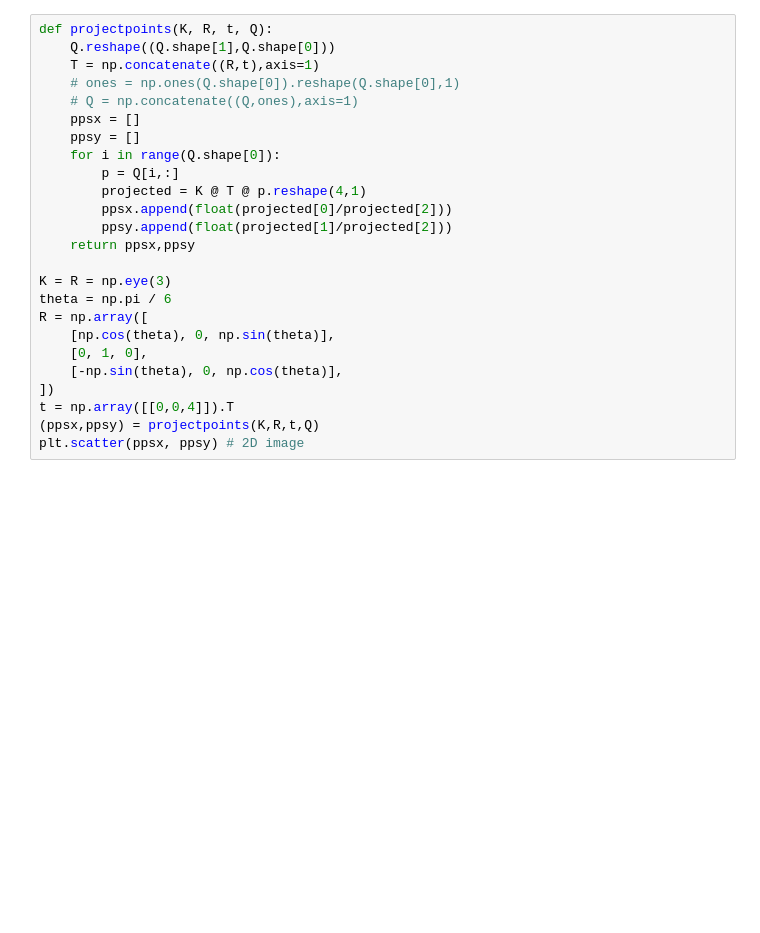
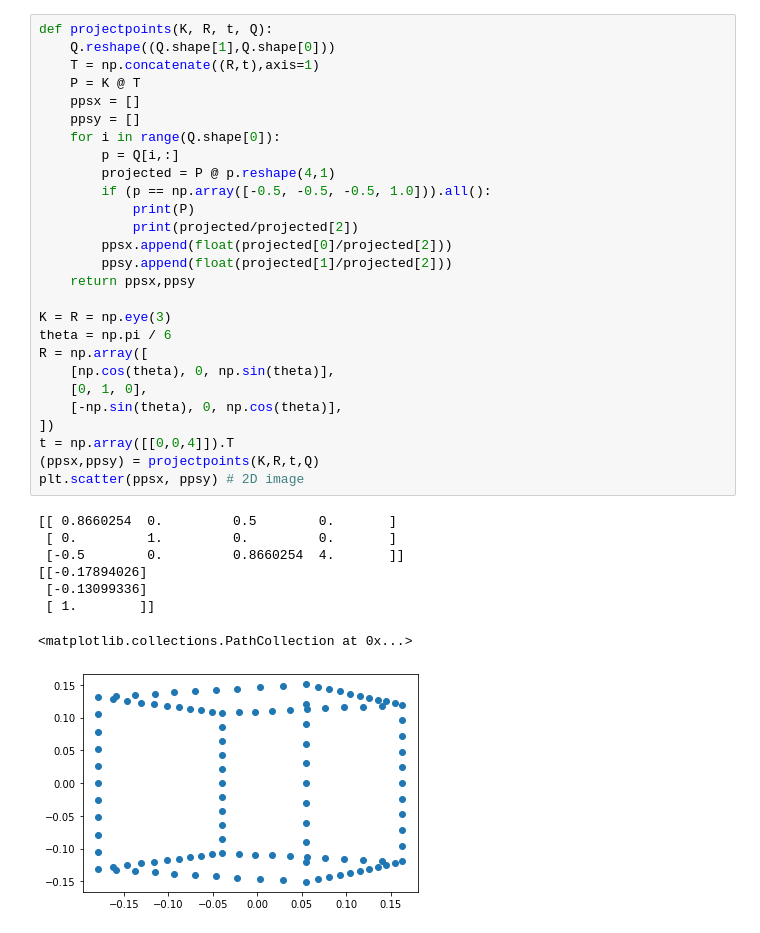
Before and after one commit to gitglob/02504-Computer-Vision, a Jupyter notebook: main.ipynb, the cells around one changed output. Saved outputs shown, nothing was run; the diff lists cells and outputs as text; blank space fills up the shorter version.

```diff
--- a/main.ipynb
+++ b/main.ipynb
@@ -33,25 +36,36 @@ ax.scatter3D(Q[:,0],Q[:,1],Q[:,2])
 # %%
 def projectpoints(K, R, t, Q):
     Q.reshape((Q.shape[1],Q.shape[0]))
     T = np.concatenate((R,t),axis=1)
-    # ones = np.ones(Q.shape[0]).reshape(Q.shape[0],1)
-    # Q = np.concatenate((Q,ones),axis=1)
+    P = K @ T
     ppsx = []
     ppsy = []
     for i in range(Q.shape[0]):
         p = Q[i,:]
-        projected = K @ T @ p.reshape(4,1)
+        projected = P @ p.reshape(4,1)
+        if (p == np.array([-0.5, -0.5, -0.5, 1.0])).all():
+            print(P)
+            print(projected/projected[2])
         ppsx.append(float(projected[0]/projected[2]))
         ppsy.append(float(projected[1]/projected[2]))
     return ppsx,ppsy
 
 K = R = np.eye(3)
 theta = np.pi / 6
 R = np.array([
     [np.cos(theta), 0, np.sin(theta)],
     [0, 1, 0],
     [-np.sin(theta), 0, np.cos(theta)],
 ])
 t = np.array([[0,0,4]]).T
 (ppsx,ppsy) = projectpoints(K,R,t,Q)
 plt.scatter(ppsx, ppsy) # 2D image
+# %% [output]
+[[ 0.8660254  0.         0.5        0.       ]
+ [ 0.         1.         0.         0.       ]
+ [-0.5        0.         0.8660254  4.       ]]
+[[-0.17894026]
+ [-0.13099336]
+ [ 1.        ]]
+<matplotlib.collections.PathCollection at 0x...>
+[figure, added]
```
Also changed, not shown: parts of 7 cells of this notebook.
